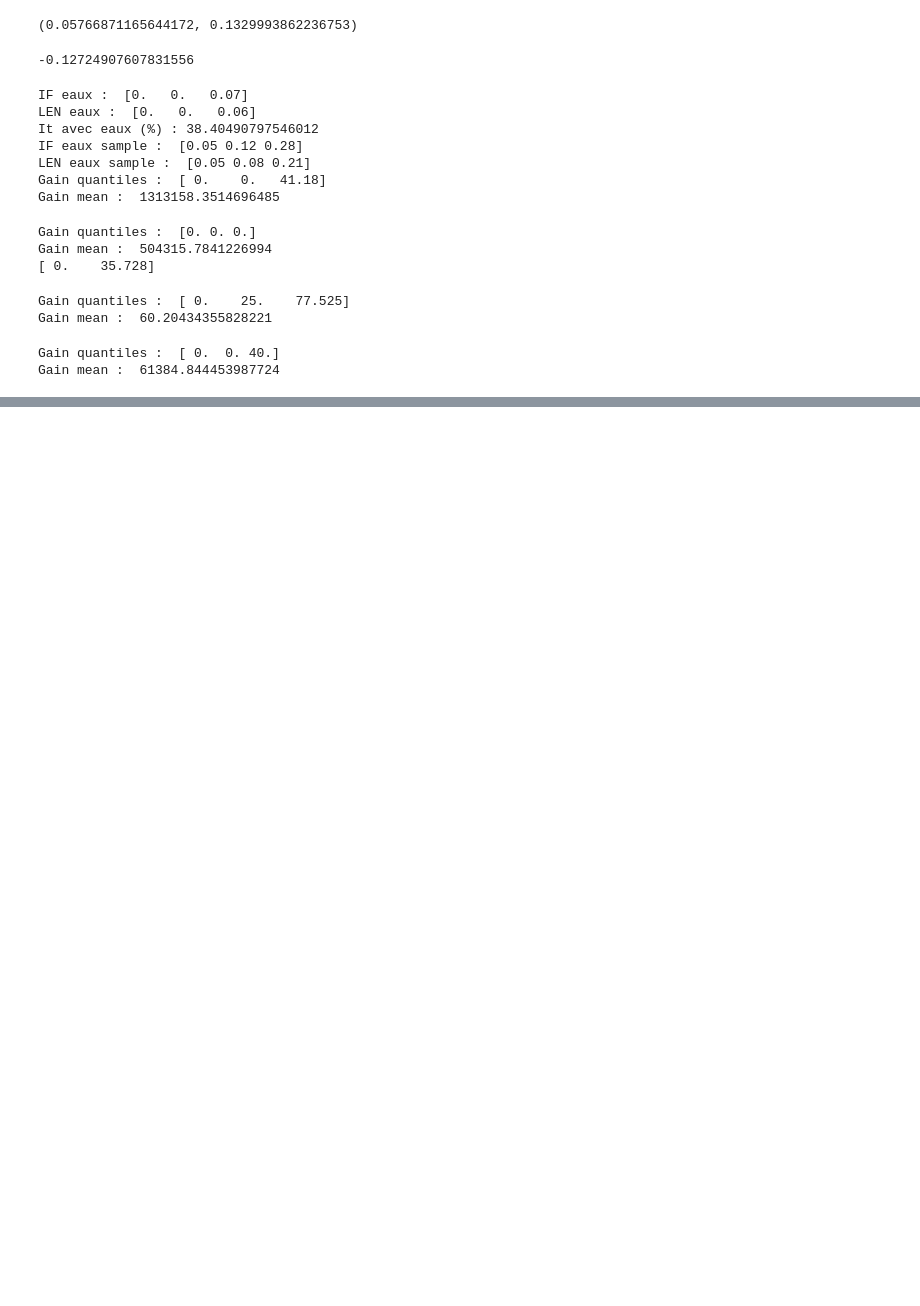
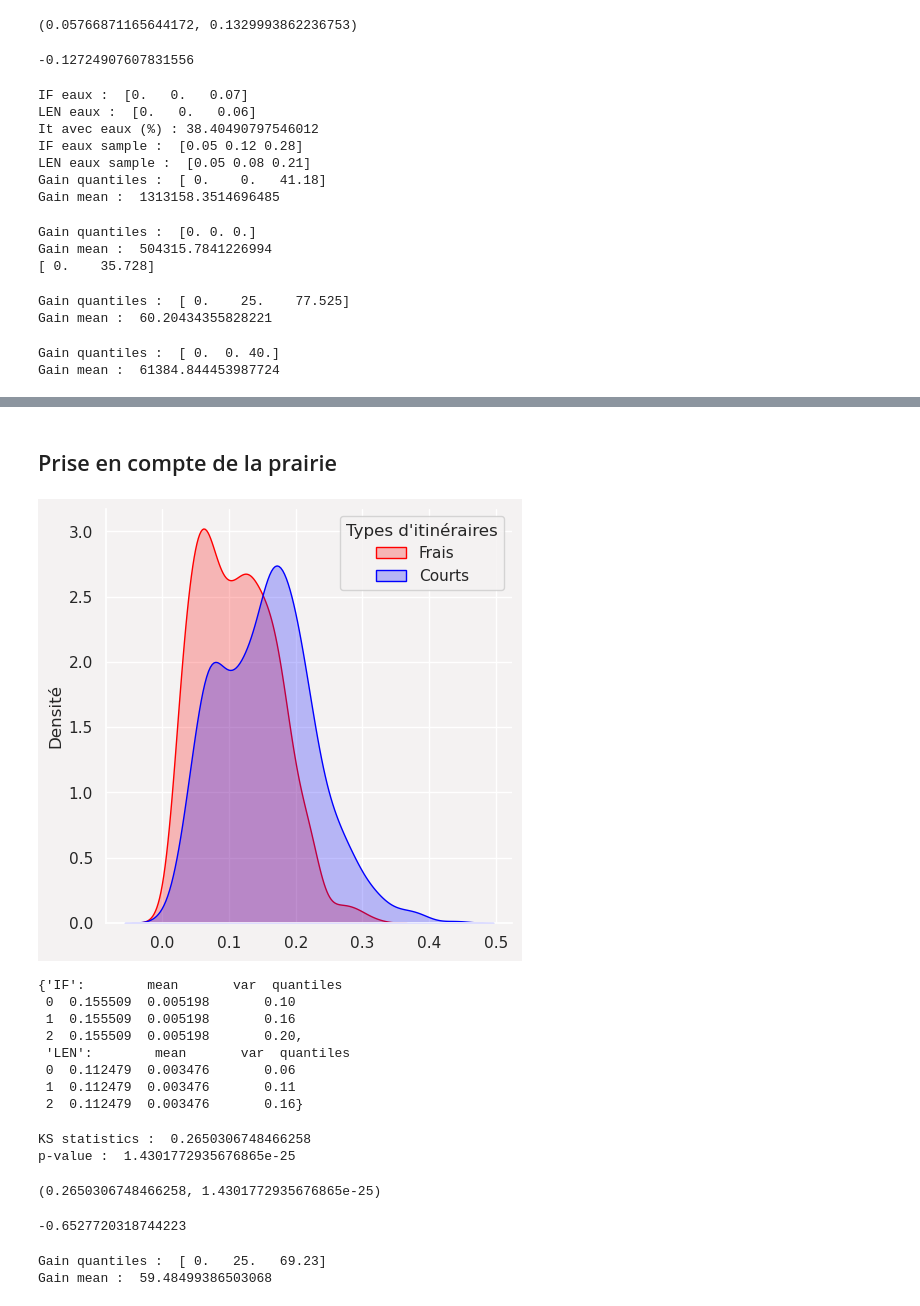
Before and after one commit to datagora-erasme/itineraire_fraicheur, a Jupyter notebook: backend/score_calculation_it/analyse_pipeline_new.ipynb, the cells around one changed output, grey strips where cells are left out. Drawn from its saved outputs; the diff is of its cells as text; code cells hidden in the pictures; blank space fills up the shorter version.

```diff
--- a/backend/score_calculation_it/analyse_pipeline_new.ipynb
+++ b/backend/score_calculation_it/analyse_pipeline_new.ipynb
@@ -1043,0 +1118,29 @@ Gain mean :  61384.844453987724
+# %% [markdown]
+## Prise en compte de la prairie
+# %%
+basic_stats_key("P10O0_01At0_01Ar0_01C0_01E0_01Ca0_01", "mean_prairies_prop", hour="13h", distinct_if_len=True)
+# %% [output]
+[figure, added]
+{'IF':        mean       var  quantiles
+ 0  0.155509  0.005198       0.10
+ 1  0.155509  0.005198       0.16
+ 2  0.155509  0.005198       0.20,
+ 'LEN':        mean       var  quantiles
+ 0  0.112479  0.003476       0.06
+ 1  0.112479  0.003476       0.11
+ 2  0.112479  0.003476       0.16}
+# %%
+ks_2samp_test_key("P10O0_01At0_01Ar0_01C0_01E0_01Ca0_01", "mean_prairies_prop", hour="13h")
+# %% [output]
+KS statistics :  0.2650306748466258
+p-value :  1.4301772935676865e-25
+(0.2650306748466258, 1.4301772935676865e-25)
+# %%
+d_cohen_key("P10O0_01At0_01Ar0_01C0_01E0_01Ca0_01", "mean_prairies_prop", hour="13h")
+# %% [output]
+-0.6527720318744223
+# %%
+gain_prairies = gain_compare_key("P10O0_01At0_01Ar0_01C0_01E0_01Ca0_01", "mean_prairies_prop", hour="13h")
+# %% [output]
+Gain quantiles :  [ 0.   25.   69.23]
+Gain mean :  59.48499386503068
```
Also changed, not shown: parts of 12 cells of this notebook, 7 other files.
